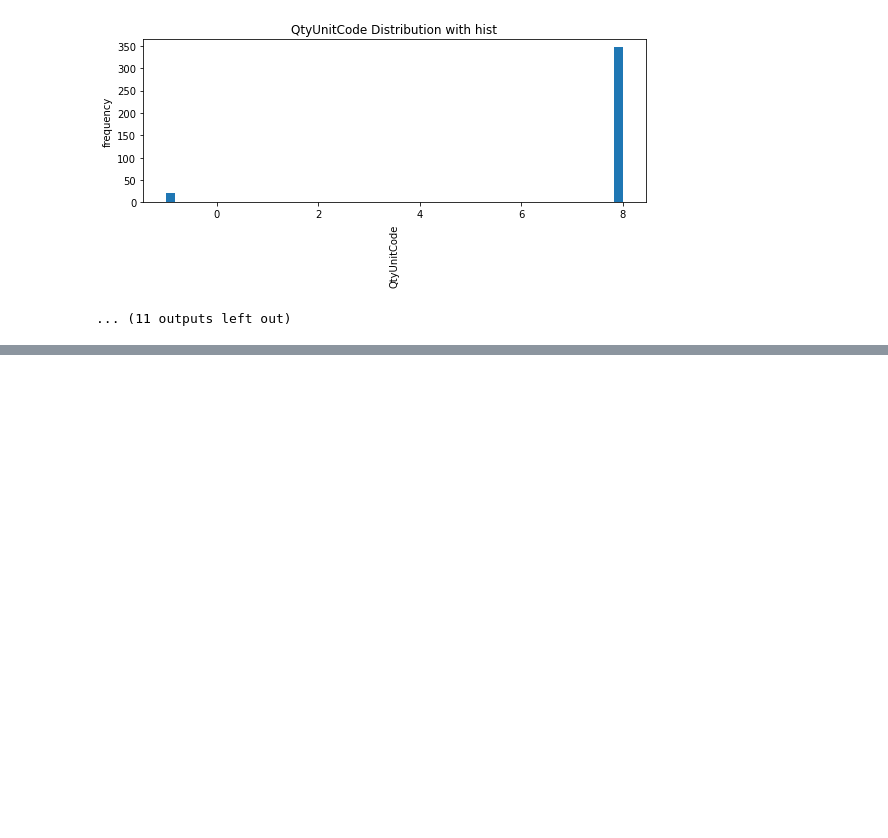
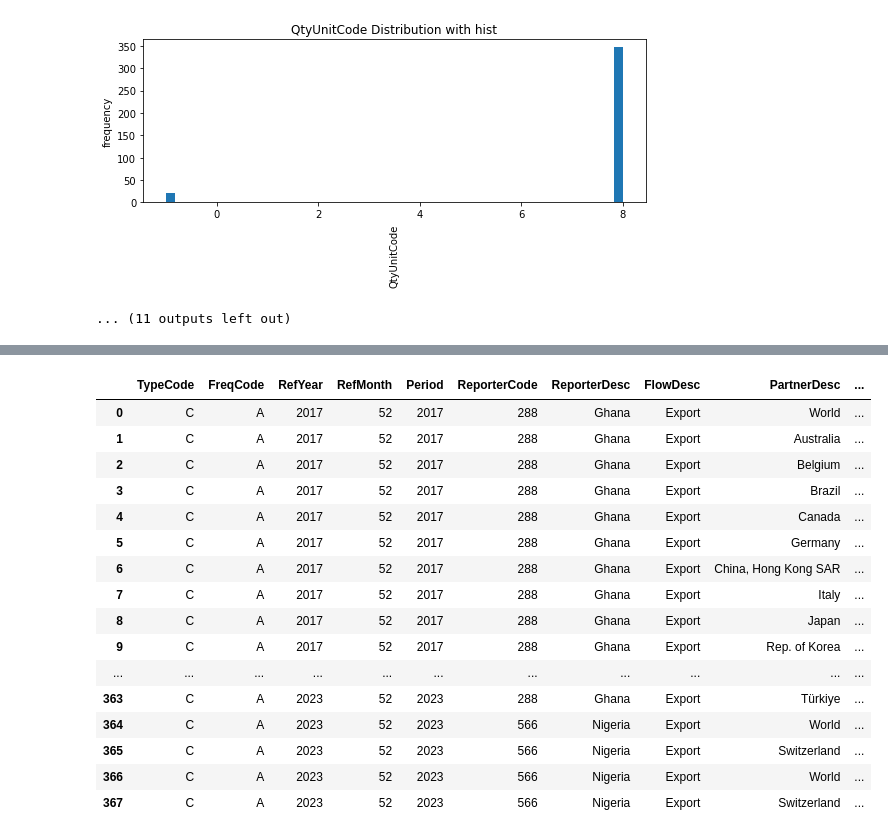
Before and after one commit to MrEktirir/Gold_Trade, a Jupyter notebook: Ghana_Nigeria_Gold_Trade_Analysis.ipynb, the cells around one changed output, grey strips where cells are left out. Saved outputs shown, nothing was run; the diff lists cells and outputs as text; code cells hidden in the pictures; blank space fills up the shorter version.

Commit message:
Dropping Columns
* Some of the columns that I decided have been dropped.

```diff
--- a/Ghana_Nigeria_Gold_Trade_Analysis.ipynb
+++ b/Ghana_Nigeria_Gold_Trade_Analysis.ipynb
@@ -342,0 +355,31 @@ for n in numerical_vars:
+# %%
+columns_to_drop = [
+    "Unnamed: 47", "RefPeriodId", "ReporterISO", "FlowCode", "PartnerCode",
+    "PartnerISO", "Partner2Desc", "ClassificationCode", "ClassificationSearchCode",
+    "IsOriginalClassification", "CmdCode", "CmdDesc", "AggrLevel", "IsLeaf",
+    "CustomsCode", "CustomsDesc", "MotCode", "QtyUnitCode", "IsQtyEstimated",
+    "IsAltQtyEstimated", "IsNetWgtEstimated", "GrossWgt", "IsGrossWgtEstimated",
+    "Cifvalue", "LegacyEstimationFlag", "IsReported", "IsAggregate", "MosCode",
+    "AltQtyUnitCode"
+]
+
+df.drop(columns=columns_to_drop, inplace=True)
+df
+# %% [output]
+|  | TypeCode | FreqCode | RefYear | RefMonth | Period | ReporterCode | ReporterDesc | FlowDesc | PartnerDesc | ... |
+| 0 | C | A | 2017 | 52 | 2017 | 288 | Ghana | Export | World | ... |
+| 1 | C | A | 2017 | 52 | 2017 | 288 | Ghana | Export | Australia | ... |
+| 2 | C | A | 2017 | 52 | 2017 | 288 | Ghana | Export | Belgium | ... |
+| 3 | C | A | 2017 | 52 | 2017 | 288 | Ghana | Export | Brazil | ... |
+| 4 | C | A | 2017 | 52 | 2017 | 288 | Ghana | Export | Canada | ... |
+| 5 | C | A | 2017 | 52 | 2017 | 288 | Ghana | Export | Germany | ... |
+| 6 | C | A | 2017 | 52 | 2017 | 288 | Ghana | Export | China, Hong Kong SAR | ... |
+| 7 | C | A | 2017 | 52 | 2017 | 288 | Ghana | Export | Italy | ... |
+| 8 | C | A | 2017 | 52 | 2017 | 288 | Ghana | Export | Japan | ... |
+| 9 | C | A | 2017 | 52 | 2017 | 288 | Ghana | Export | Rep. of Korea | ... |
+| ... | ... | ... | ... | ... | ... | ... | ... | ... | ... | ... |
+| 363 | C | A | 2023 | 52 | 2023 | 288 | Ghana | Export | Türkiye | ... |
+| 364 | C | A | 2023 | 52 | 2023 | 566 | Nigeria | Export | World | ... |
+| 365 | C | A | 2023 | 52 | 2023 | 566 | Nigeria | Export | Switzerland | ... |
+| 366 | C | A | 2023 | 52 | 2023 | 566 | Nigeria | Export | World | ... |
+| 367 | C | A | 2023 | 52 | 2023 | 566 | Nigeria | Export | Switzerland | ... |
```
Also changed, not shown: parts of 2 cells of this notebook.
